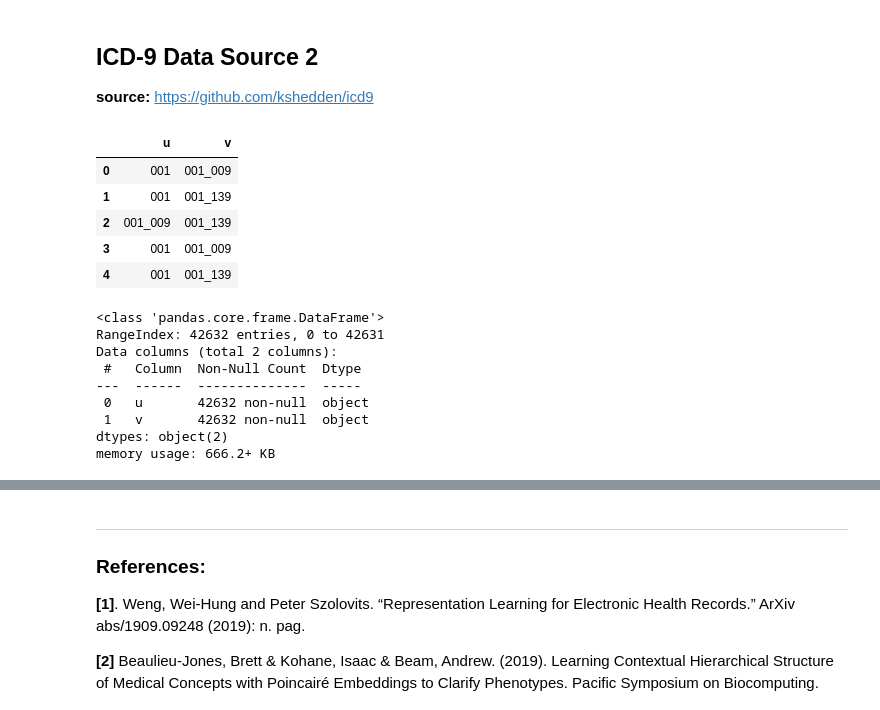
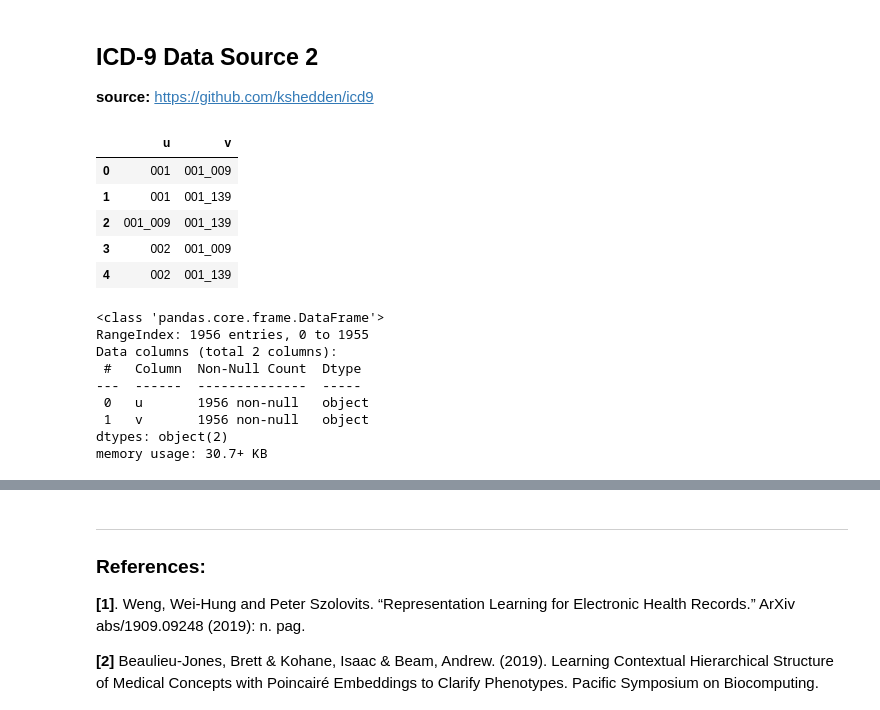
Before and after one commit to drewwilimitis/Hyperbolic-ICD-Embeddings-MIMIC3, a Jupyter notebook: hyperbolic_embedding_ICD9.ipynb, the cells around one changed output, grey strips where cells are left out. Cells and saved outputs as stored; diff of their text form; code cells hidden in the pictures.

```diff
--- a/hyperbolic_embedding_ICD9.ipynb
+++ b/hyperbolic_embedding_ICD9.ipynb
@@ -320,6 +320,8 @@ sys.path.append('C:\\Users\\dreww\\Desktop')
 from icd9 import icd9
 from itertools import combinations
 icd_data = icd9.icd9Hierarchy
+drop_lettered_chapters = True # optionally drop supplemental lettered chapter codes
+icd_data = [d for d in icd_data if d['icd9'][0] not in ['E', 'V']]
 
 # store code ranges for each subchapter
 subchapter_name_range = {}
@@ -337,6 +339,9 @@ subchapter_range_name = {v:k for k,v in subchapter_name_range.items()}
 
 # store code ranges for each chapter
 chapters = icd9.icd9Chapters
+if drop_lettered_chapters:
+    drop1 = chapters.pop('Supplementary Classification Of External Causes Of Injury And Poisoning')
+    drop2 = chapters.pop('Supplementary Classification Of Factors Influencing Health Status And Contact With Health Services')
 chapter_name_range = {}
 for k,v in chapters.items():
     chapter_name_range[k] = v[0] + '_' + v[1]
@@ -344,42 +349,44 @@ chapter_range_name = {v:k for k,v in chapter_name_range.items()}
 # %%
 # get list of edge pairs
 icd_relations = []
 levels = {0:'icd9', 1: 'threedigit', 2: 'subchapter', 3: 'chapter'}
 for codes in icd_data:
     for rel in combinations([1, 2, 3], 2): # using [0, 1, 2, 3] would include base-level codes
         try:
-            icd_relations.append([codes[levels[rel[0]]], codes[levels[rel[1]]]])
+            edge = [codes[levels[rel[0]]], codes[levels[rel[1]]]]
+            if edge not in icd_relations:
+                icd_relations.append(edge)
         except KeyError:
             continue
 
 # optionally add edges from each chapter to highest level, center node
 for chapter in chapter_name_range.values():
     icd_relations.append([chapter, 'ICD-9_Diagnoses'])
 
 # define edge relations as a dataframe
 icd_df = pd.DataFrame(icd_relations, columns=['u', 'v'])
 icd_df['u'] = icd_df.u.apply(lambda x: subchapter_name_range[x] if x in subchapter_name_range.keys() else x)
 icd_df['v'] = icd_df.v.apply(lambda x: subchapter_name_range[x] if x in subchapter_name_range.keys() else x)
 icd_df['v'] = icd_df.v.apply(lambda x: chapter_name_range[x] if x in chapter_name_range.keys() else x)
 icd_df.head()
 icd_df.info()
 icd_df.to_csv('data/icd_data/icd_full_relations.csv', index=None)
 # %% [output]
 |  | u | v |
 | 0 | 001 | 001_009 |
 | 1 | 001 | 001_139 |
 | 2 | 001_009 | 001_139 |
-| 3 | 001 | 001_009 |
-| 4 | 001 | 001_139 |
+| 3 | 002 | 001_009 |
+| 4 | 002 | 001_139 |
 <class 'pandas.core.frame.DataFrame'>
-RangeIndex: 42632 entries, 0 to 42631
+RangeIndex: 1956 entries, 0 to 1955
 Data columns (total 2 columns):
  #   Column  Non-Null Count  Dtype
 ---  ------  --------------  -----
- 0   u       42632 non-null  object
- 1   v       42632 non-null  object
+ 0   u       1956 non-null   object
+ 1   v       1956 non-null   object
 dtypes: object(2)
-memory usage: 666.2+ KB
+memory usage: 30.7+ KB
 # %%
 # define mappings between chapter name & range to integer class labels
 chapter_name_label = {}
```
Also changed, not shown: parts of 8 cells of this notebook, 1 other file.
